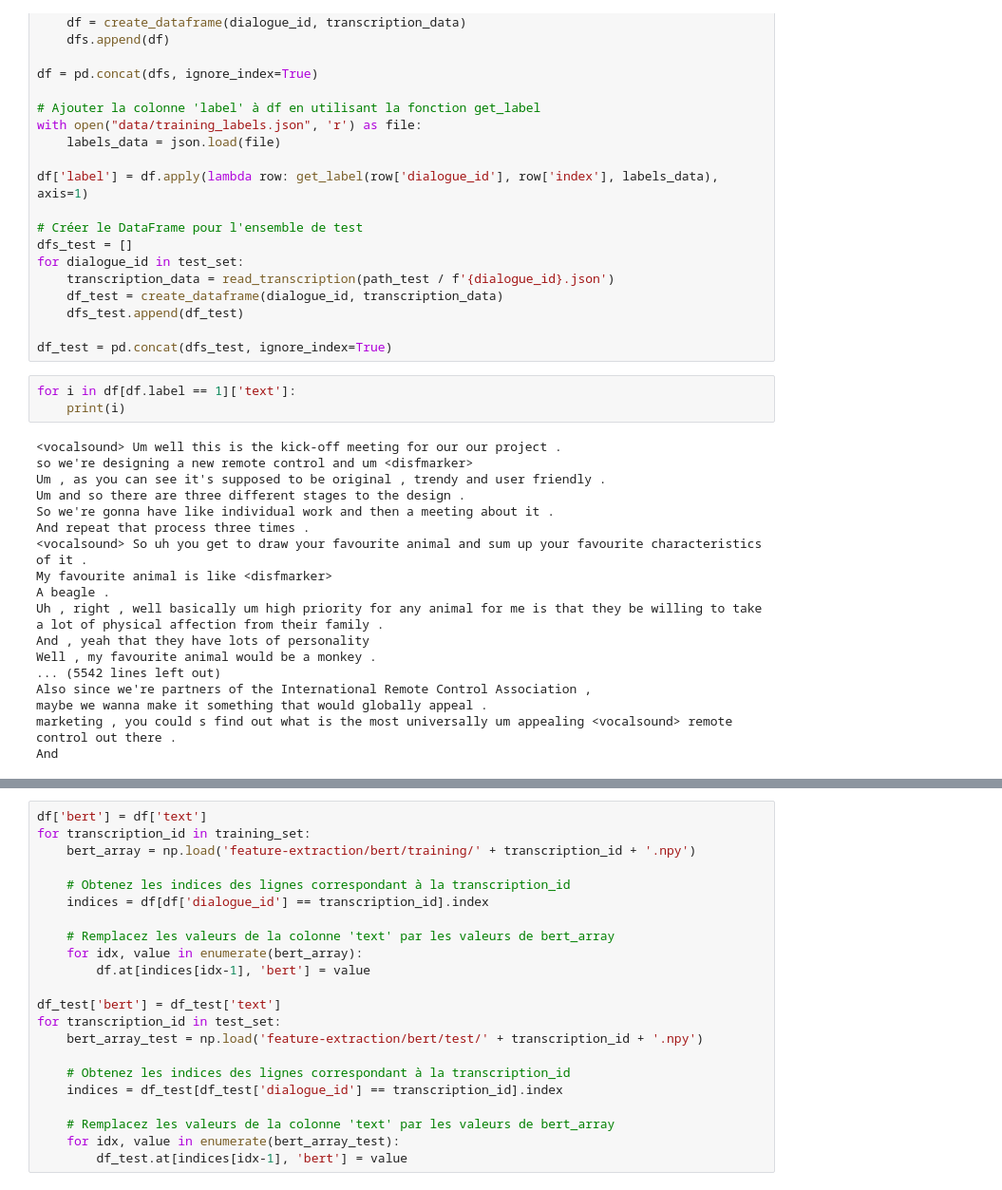
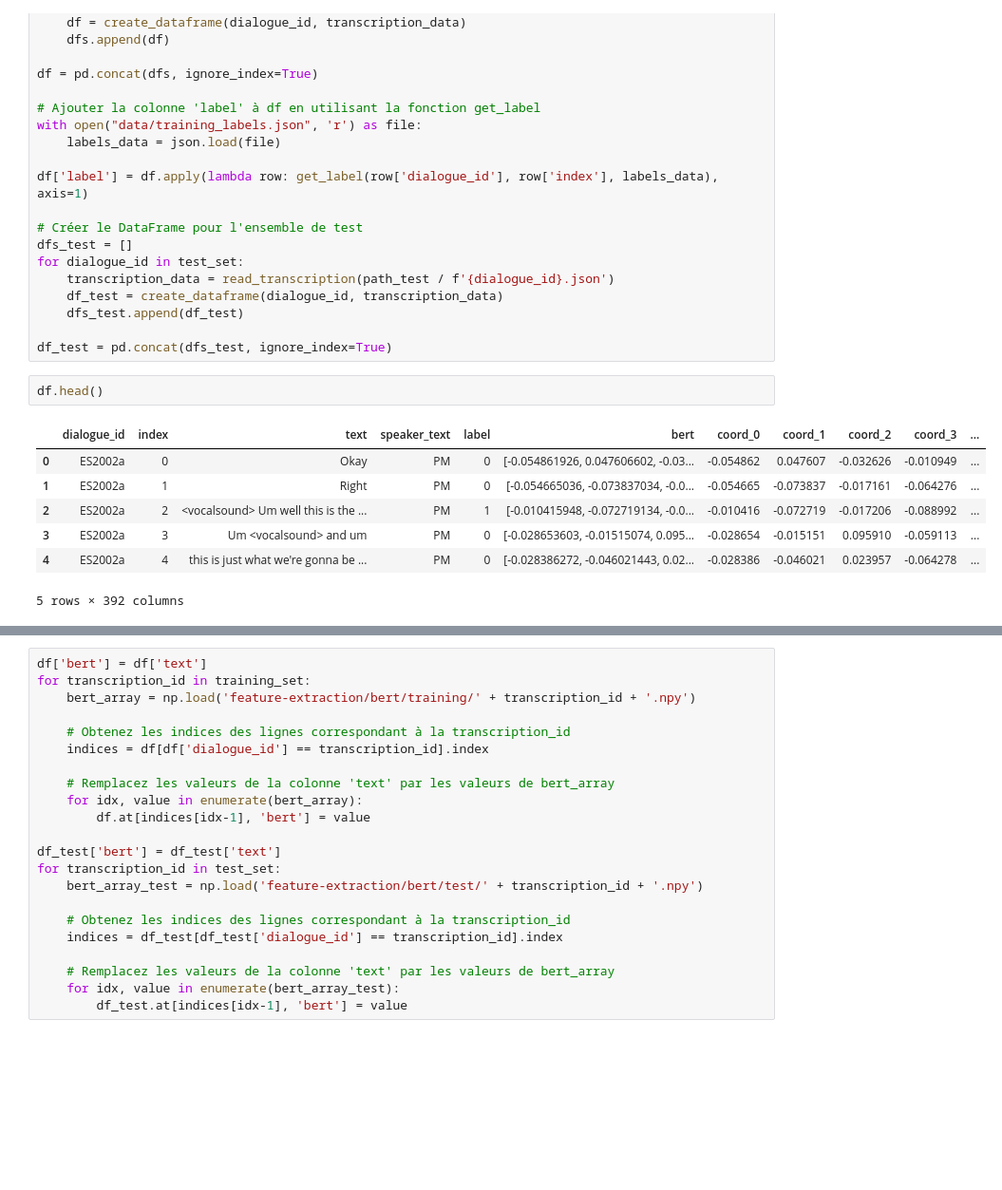
Before and after one commit to juliencollard2001/INF554-AJA, a Jupyter notebook: arnaud/dataframe_creation.ipynb, the cells around one changed output, grey strips where cells are left out. Shown at 95% size. Drawn from its saved outputs; the diff is of its cells as text; blank space fills up the shorter version.

```diff
--- a/arnaud/dataframe_creation.ipynb
+++ b/arnaud/dataframe_creation.ipynb
@@ -77,24 +77,13 @@ for dialogue_id in test_set:
     dfs_test.append(df_test)
 
 df_test = pd.concat(dfs_test, ignore_index=True)
-# %%
-for i in df[df.label == 1]['text']:
-    print(i)
-# %% [output]
-<vocalsound> Um well this is the kick-off meeting for our our project .
-so we're designing a new remote control and um <disfmarker>
-Um , as you can see it's supposed to be original , trendy and user friendly .
-Um and so there are three different stages to the design .
-So we're gonna have like individual work and then a meeting about it .
-And repeat that process three times .
-<vocalsound> So uh you get to draw your favourite animal and sum up your favourite characteristics of it .
-My favourite animal is like <disfmarker>
-A beagle .
-Uh , right , well basically um high priority for any animal for me is that they be willing to take a lot of physical affection from their family .
-And , yeah that they have lots of personality
-Well , my favourite animal would be a monkey .
-... (5542 lines left out)
-Also since we're partners of the International Remote Control Association ,
-maybe we wanna make it something that would globally appeal .
-marketing , you could s find out what is the most universally um appealing <vocalsound> remote control out there .
-And
+# %%
+df.head()
+# %% [output]
+|  | dialogue_id | index | text | speaker_text | label | bert | coord_0 | coord_1 | coord_2 | coord_3 | ... |
+| 0 | ES2002a | 0 | Okay | PM | 0 | [-0.054861926, 0.047606602, -0.03... | -0.054862 | 0.047607 | -0.032626 | -0.010949 | ... |
+| 1 | ES2002a | 1 | Right | PM | 0 | [-0.054665036, -0.073837034, -0.0... | -0.054665 | -0.073837 | -0.017161 | -0.064276 | ... |
+| 2 | ES2002a | 2 | <vocalsound> Um well this is the ... | PM | 1 | [-0.010415948, -0.072719134, -0.0... | -0.010416 | -0.072719 | -0.017206 | -0.088992 | ... |
+| 3 | ES2002a | 3 | Um <vocalsound> and um | PM | 0 | [-0.028653603, -0.01515074, 0.095... | -0.028654 | -0.015151 | 0.095910 | -0.059113 | ... |
+| 4 | ES2002a | 4 | this is just what we're gonna be ... | PM | 0 | [-0.028386272, -0.046021443, 0.02... | -0.028386 | -0.046021 | 0.023957 | -0.064278 | ... |
+5 rows × 392 columns
```
Also changed, not shown: parts of 4 cells of this notebook, 1 other file.
